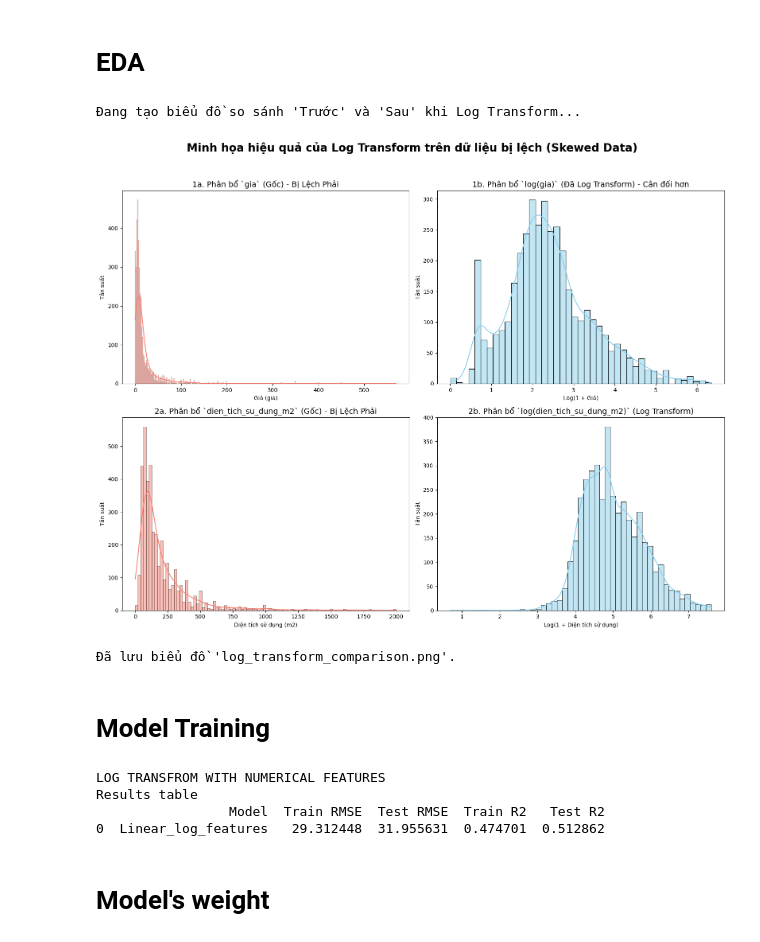
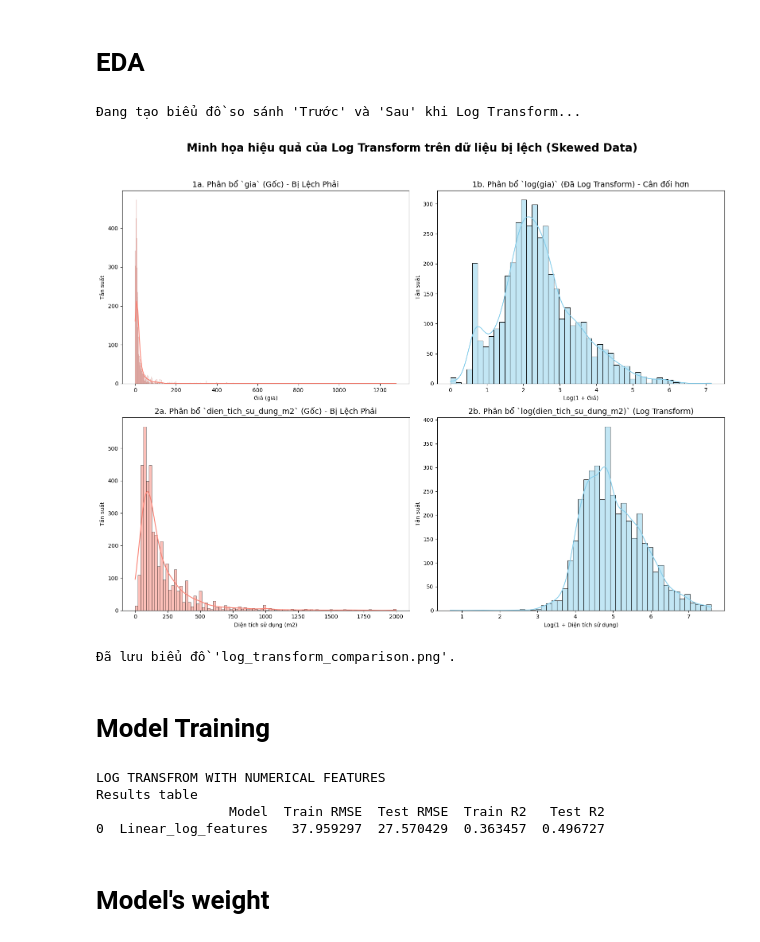
Before and after one commit to PandoraMiracle/Intro2ML-HanhTrinhChuViet, a Jupyter notebook: lab 1/log_transform_linear_regression.ipynb, the cells around one changed output. Drawn from its saved outputs; the diff is of its cells as text; code cells hidden in the pictures.

```diff
--- a/lab 1/log_transform_linear_regression.ipynb
+++ b/lab 1/log_transform_linear_regression.ipynb
@@ -10,7 +10,7 @@ import warnings
 warnings.filterwarnings('ignore')
 
 try:
-    df_data = pd.read_csv("data_predict_price_hourse.csv")
+    df_data = pd.read_csv("./Data/data_predict_price_house.csv")
 
     df_clean = df_data[
         (df_data['dien_tich_dat_m2'] <= 1000) &
@@ -33,34 +33,34 @@ try:
 
     sns.histplot(df_clean['log_gia'], kde=True, ax=axes[0, 1], color='skyblue')
     axes[0, 1].set_title('1b. Phân bổ `log(gia)` (Đã Log Transform) - Cân đối hơn', fontsize=14)
     axes[0, 1].set_xlabel('Log(1 + Giá)')
     axes[0, 1].set_ylabel('Tần suất')
 
 
     sns.histplot(df_clean['dien_tich_su_dung_m2'], kde=True, ax=axes[1, 0], color='salmon')
     axes[1, 0].set_title('2a. Phân bổ `dien_tich_su_dung_m2` (Gốc) - Bị Lệch Phải', fontsize=14)
     axes[1, 0].set_xlabel('Diện tích sử dụng (m2)')
     axes[1, 0].set_ylabel('Tần suất')
 
     sns.histplot(df_clean['log_dien_tich_su_dung_m2'], kde=True, ax=axes[1, 1], color='skyblue')
     axes[1, 1].set_title('2b. Phân bổ `log(dien_tich_su_dung_m2)` (Log Transform)', fontsize=14)
     axes[1, 1].set_xlabel('Log(1 + Diện tích sử dụng)')
     axes[1, 1].set_ylabel('Tần suất')
 
     plt.suptitle("Minh họa hiệu quả của Log Transform trên dữ liệu bị lệch (Skewed Data)", fontsize=20, fontweight="bold", y=1.03)
     plt.tight_layout()
     plt.savefig("log_transform_comparison.png")
     plt.show()
 
     print("Đã lưu biểu đồ 'log_transform_comparison.png'.")
 
 except FileNotFoundError:
     print("LỖI: Không tìm thấy file 'data_predict_price_hourse.csv'.")
 except Exception as e:
     print(f"Đã xảy ra lỗi: {e}")
 # %% [output]
 Đang tạo biểu đồ so sánh 'Trước' và 'Sau' khi Log Transform...
-[figure, old version]
+[figure, new version]
 Đã lưu biểu đồ 'log_transform_comparison.png'.
 # %% [markdown]
 # Model Training
@@ -83,7 +83,7 @@ from sklearn.pipeline import Pipeline
 warnings.filterwarnings('ignore')
 
 try:
-    df_data = pd.read_csv("data_predict_price_hourse.csv")
+    df_data = pd.read_csv("./Data/data_predict_price_house.csv")
 
     # filter out outliers
     df_clean = df_data[
@@ -195,7 +195,7 @@ except Exception as e:
 LOG TRANSFROM WITH NUMERICAL FEATURES
 Results table
                  Model  Train RMSE  Test RMSE  Train R2   Test R2
-0  Linear_log_features   29.312448  31.955631  0.474701  0.512862
+0  Linear_log_features   37.959297  27.570429  0.363457  0.496727
 # %% [markdown]
 # Model's weight
 # %%
```
Also changed, not shown: parts of 2 cells of this notebook, 2 other files.
